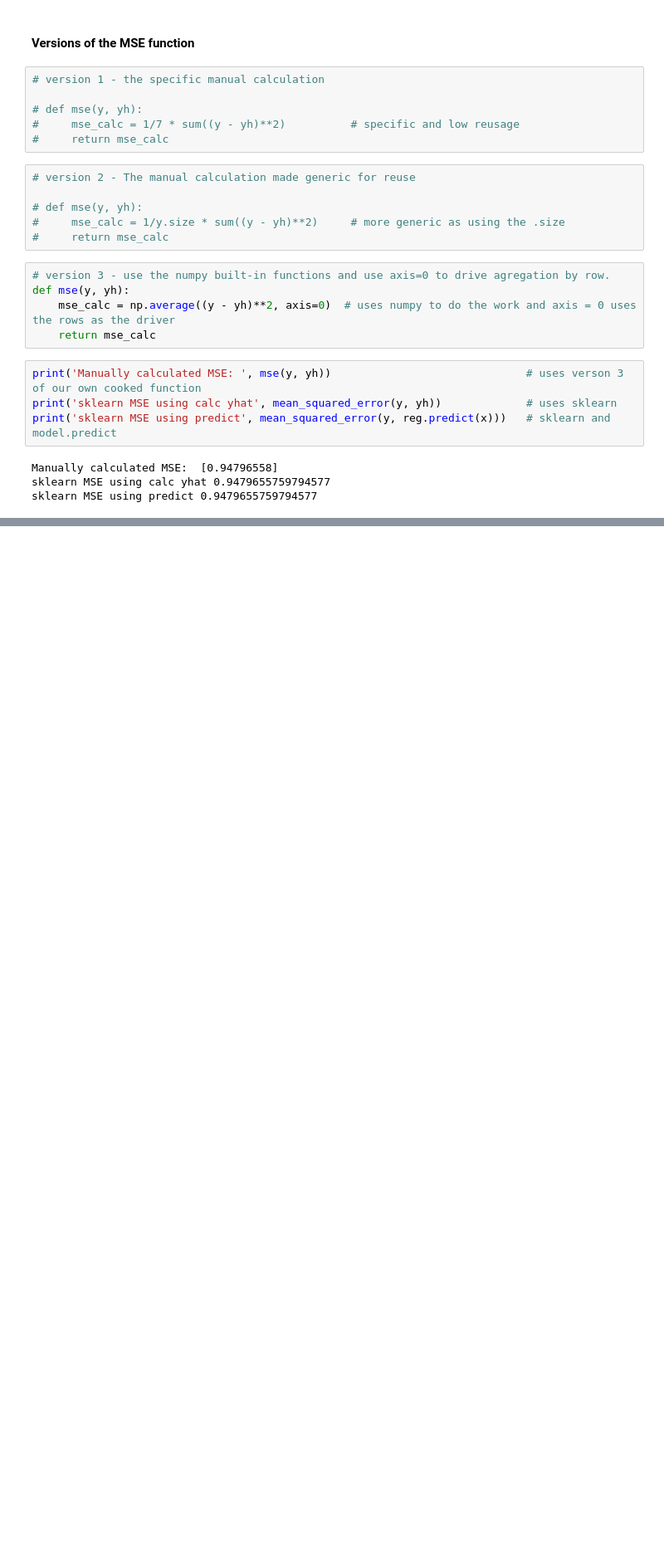
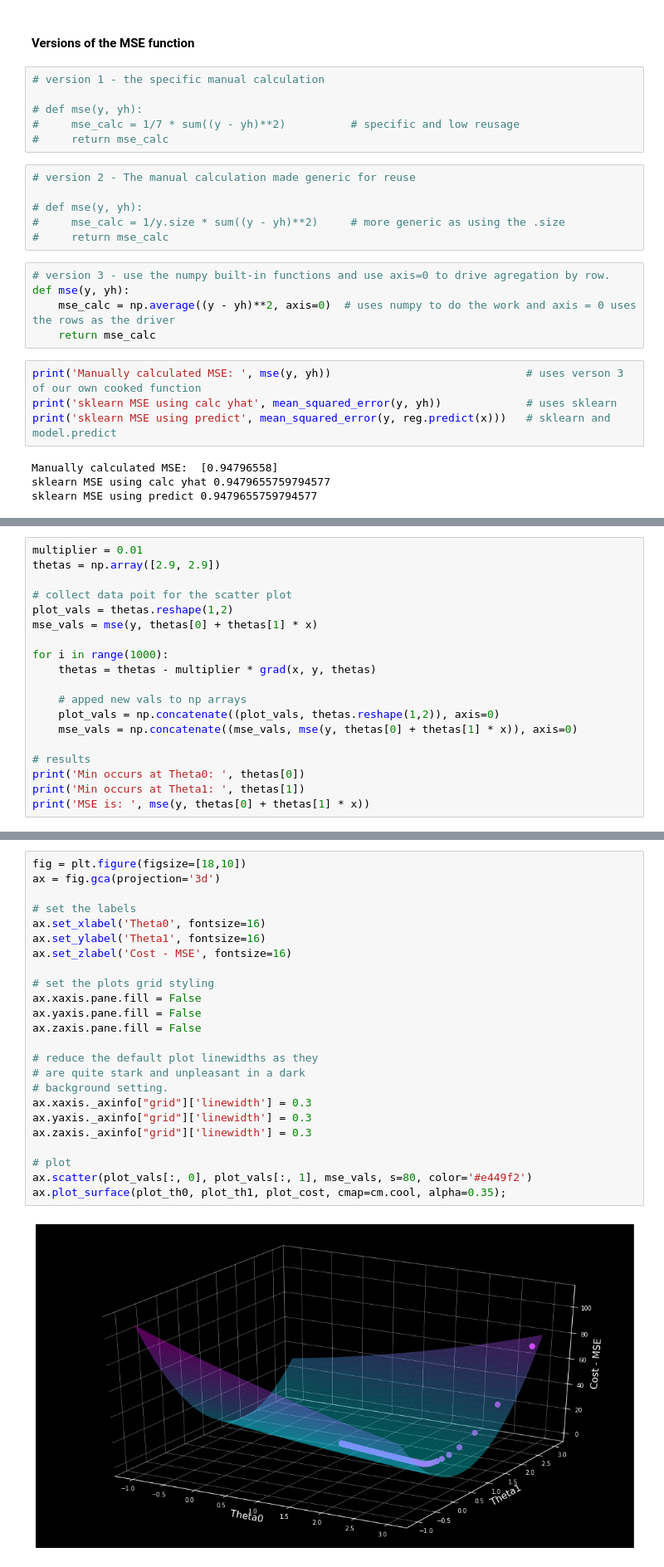
Before and after one commit to irisida/MLref-appbrewery, a Jupyter notebook: 04.03-MSE-Mean-squared-error.ipynb, the cells around one changed output, grey strips where cells are left out. Shown: that part at 83% size. Cells and saved outputs as stored; diff of their text form; blank space fills up the shorter version.

```diff
--- a/04.03-MSE-Mean-squared-error.ipynb
+++ b/04.03-MSE-Mean-squared-error.ipynb
@@ -136,0 +224,19 @@ sklearn MSE using predict 0.9479655759794577
+# %%
+multiplier = 0.01
+thetas = np.array([2.9, 2.9])
+
+# collect data poit for the scatter plot
+plot_vals = thetas.reshape(1,2)
+mse_vals = mse(y, thetas[0] + thetas[1] * x)
+
+for i in range(1000):
+    thetas = thetas - multiplier * grad(x, y, thetas)
+
+    # apped new vals to np arrays
+    plot_vals = np.concatenate((plot_vals, thetas.reshape(1,2)), axis=0)
+    mse_vals = np.concatenate((mse_vals, mse(y, thetas[0] + thetas[1] * x)), axis=0)
+
+# results
+print('Min occurs at Theta0: ', thetas[0])
+print('Min occurs at Theta1: ', thetas[1])
+print('MSE is: ', mse(y, thetas[0] + thetas[1] * x))
@@ -136,0 +247,26 @@ sklearn MSE using predict 0.9479655759794577
+# %%
+fig = plt.figure(figsize=[18,10])
+ax = fig.gca(projection='3d')
+
+# set the labels
+ax.set_xlabel('Theta0', fontsize=16)
+ax.set_ylabel('Theta1', fontsize=16)
+ax.set_zlabel('Cost - MSE', fontsize=16)
+
+# set the plots grid styling
+ax.xaxis.pane.fill = False
+ax.yaxis.pane.fill = False
+ax.zaxis.pane.fill = False
+
+# reduce the default plot linewidths as they
+# are quite stark and unpleasant in a dark
+# background setting.
+ax.xaxis._axinfo["grid"]['linewidth'] = 0.3
+ax.yaxis._axinfo["grid"]['linewidth'] = 0.3
+ax.zaxis._axinfo["grid"]['linewidth'] = 0.3
+
+# plot
+ax.scatter(plot_vals[:, 0], plot_vals[:, 1], mse_vals, s=80, color='#e449f2')
+ax.plot_surface(plot_th0, plot_th1, plot_cost, cmap=cm.cool, alpha=0.35);
+# %% [output]
+[figure, added]
```
Also changed, not shown: parts of 10 cells of this notebook.
